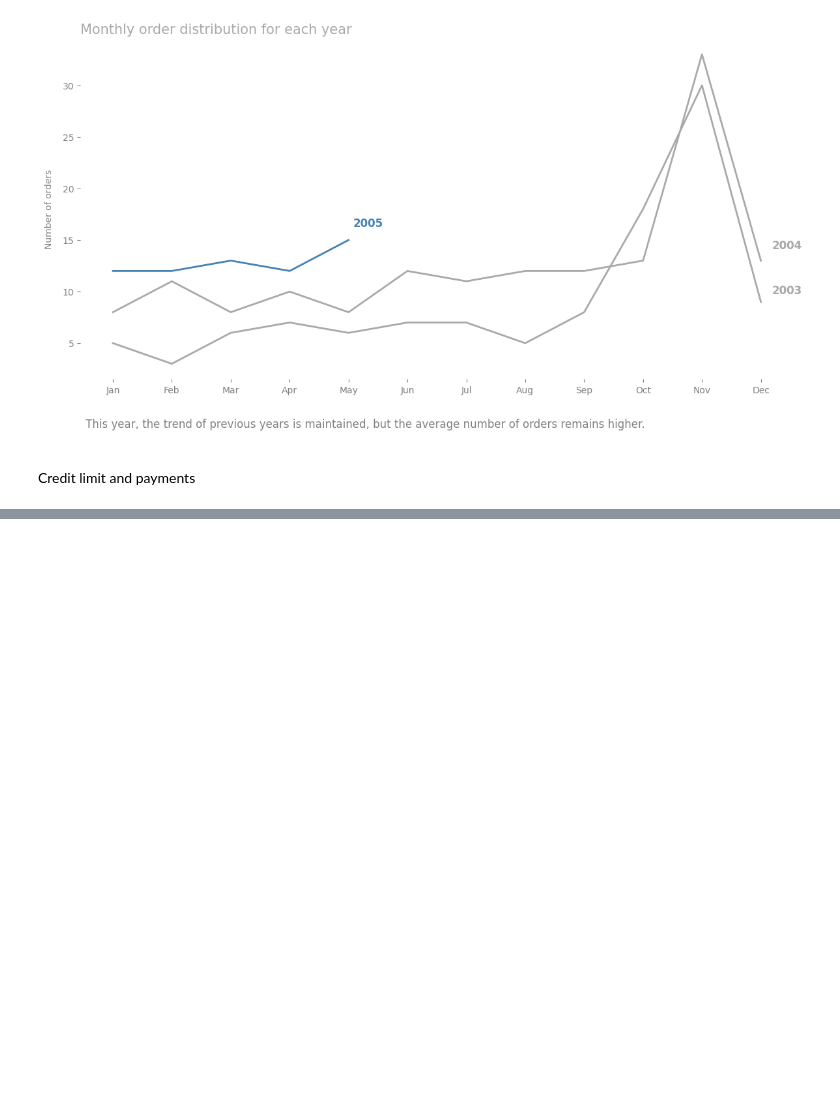
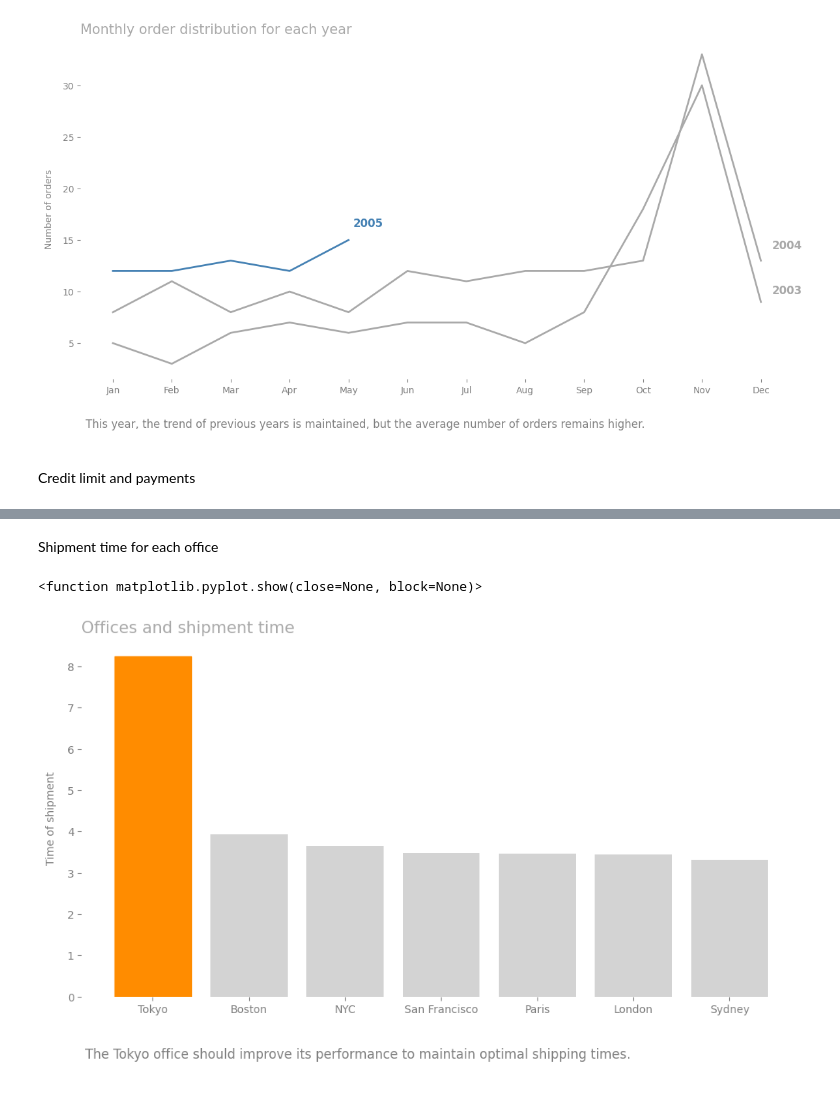
Before and after one commit to OgrodowskiJedrzej/Sales-Analysis, a Jupyter notebook: main.ipynb, the cells around one changed output, grey strips where cells are left out. Saved outputs shown, nothing was run; the diff lists cells and outputs as text; code cells hidden in the pictures; blank space fills up the shorter version.

```diff
--- a/main.ipynb
+++ b/main.ipynb
@@ -391,0 +400,38 @@ plt.show()
+# %% [markdown]
+Shipment time for each office
+# %%
+officeAndShipmentTime = pd.read_sql(
+    """
+    SELECT
+        offices.city,
+        AVG(ABS(DATEDIFF(orders.orderDate, orders.shippedDate))) as avg_shipment_duration
+    FROM employees
+    INNER JOIN customers
+        ON employees.employeeNumber = customers.salesRepEmployeeNumber
+    INNER JOIN orders
+        ON customers.customerNumber = orders.customerNumber
+    INNER JOIN offices
+        ON employees.officeCode = offices.officeCode
+    GROUP BY employees.officeCode
+    ORDER BY avg_shipment_duration DESC
+    """, connector)
+
+plt.figure(figsize=(12,6))
+ax = plt.bar(officeAndShipmentTime["city"], officeAndShipmentTime["avg_shipment_duration"], color="lightgrey")
+bars = ax.patches
+bars[0].set_color('darkorange')
+plt.title("Offices and shipment time", loc='left', fontsize=15, color='darkgrey')
+plt.tick_params(color='grey')
+plt.xlabel(None)
+plt.ylabel("Time of shipment", color="grey", labelpad=10)
+plt.xticks(color="grey")
+plt.yticks(color="grey")
+
+description="""
+The Tokyo office should improve its performance to maintain optimal shipping times.
+"""
+plt.text(-0.7, -1.4, description, ha='left', va='center', fontsize=12, color='grey')
+plt.show
+# %% [output]
+<function matplotlib.pyplot.show(close=None, block=None)>
+[figure, added]
```
Also changed, not shown: parts of 2 cells of this notebook.
